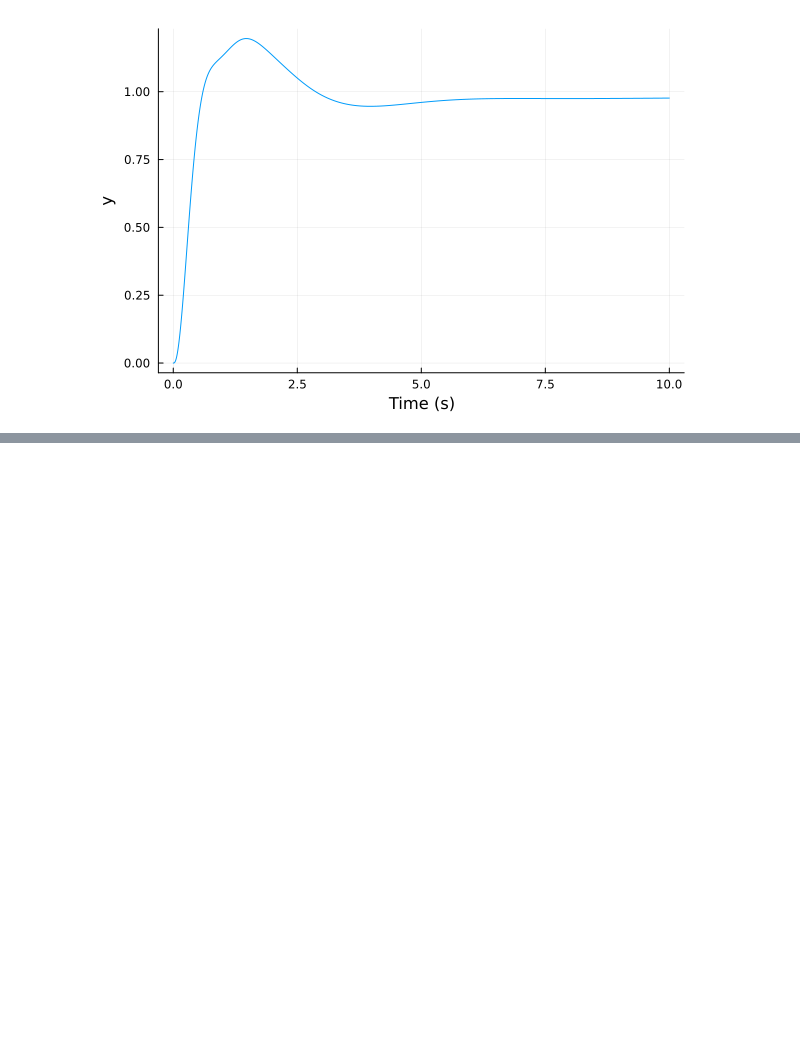
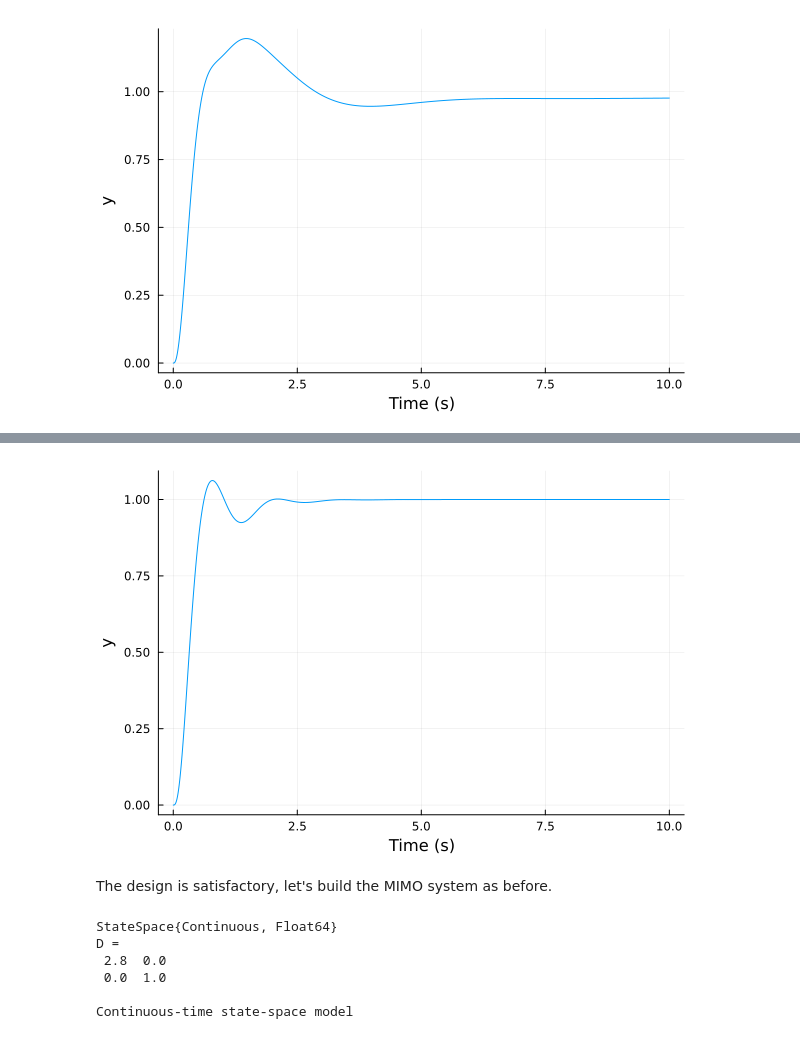
Before and after one commit to e271828e/Flight.jl, a Jupyter notebook: src/aircraft/c172r/design/v2_pitch_cas.ipynb, the cells around one changed output, grey strips where cells are left out. Drawn from its saved outputs; the diff is of its cells as text; code cells hidden in the pictures; blank space fills up the shorter version.

```diff
--- a/src/aircraft/c172r/design/v2_pitch_cas.ipynb
+++ b/src/aircraft/c172r/design/v2_pitch_cas.ipynb
@@ -286,0 +336,18 @@ step(cl, 10) |> plot
+# %%
+cl = feedback(c_q2θ, 1)
+step(cl, 10) |> plot
+# %% [output]
+[figure, added]
+# %% [markdown]
+The design is satisfactory, let's build the MIMO system as before.
+# %%
+#create a diagonal MIMO system from the theta compensator and a unit transfer
+#function
+θ_cmp_MIMO = append(θ_cmp, tf(1)) |> ss #and convert to ss before concatenation
+# %% [output]
+StateSpace{Continuous, Float64}
+D =
+ 2.8  0.0
+ 0.0  1.0
+
+Continuous-time state-space model
```
Also changed, not shown: parts of 11 cells of this notebook, 2 other files.
